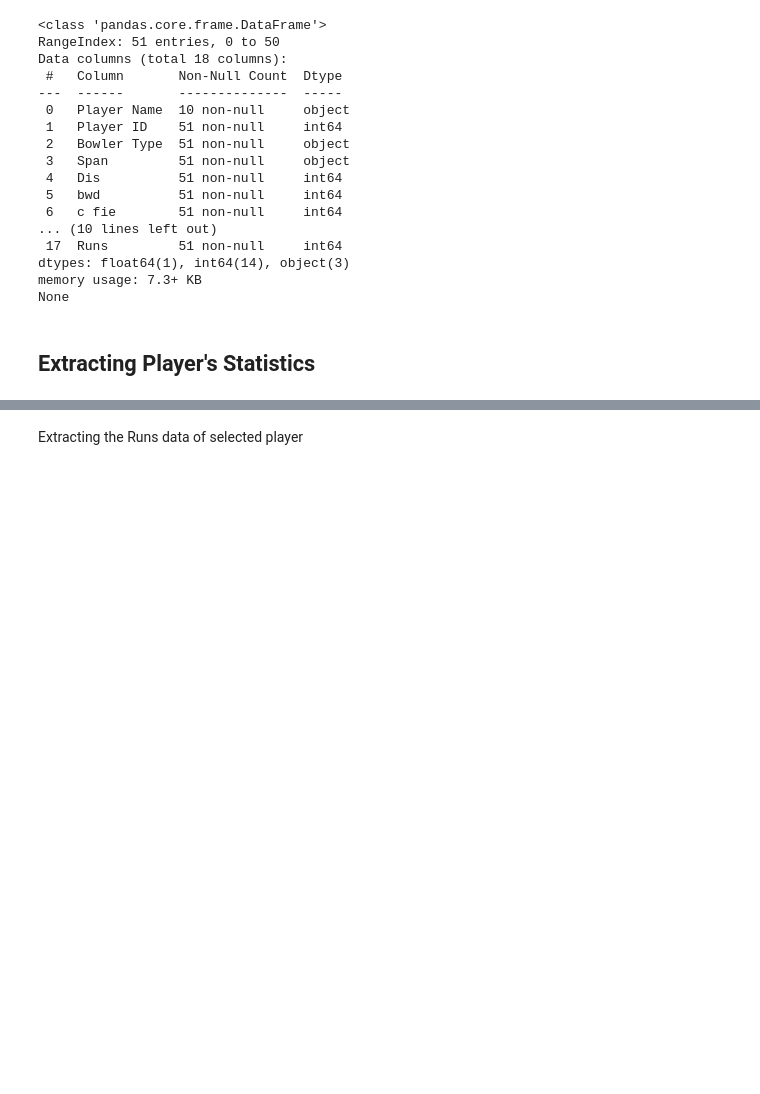
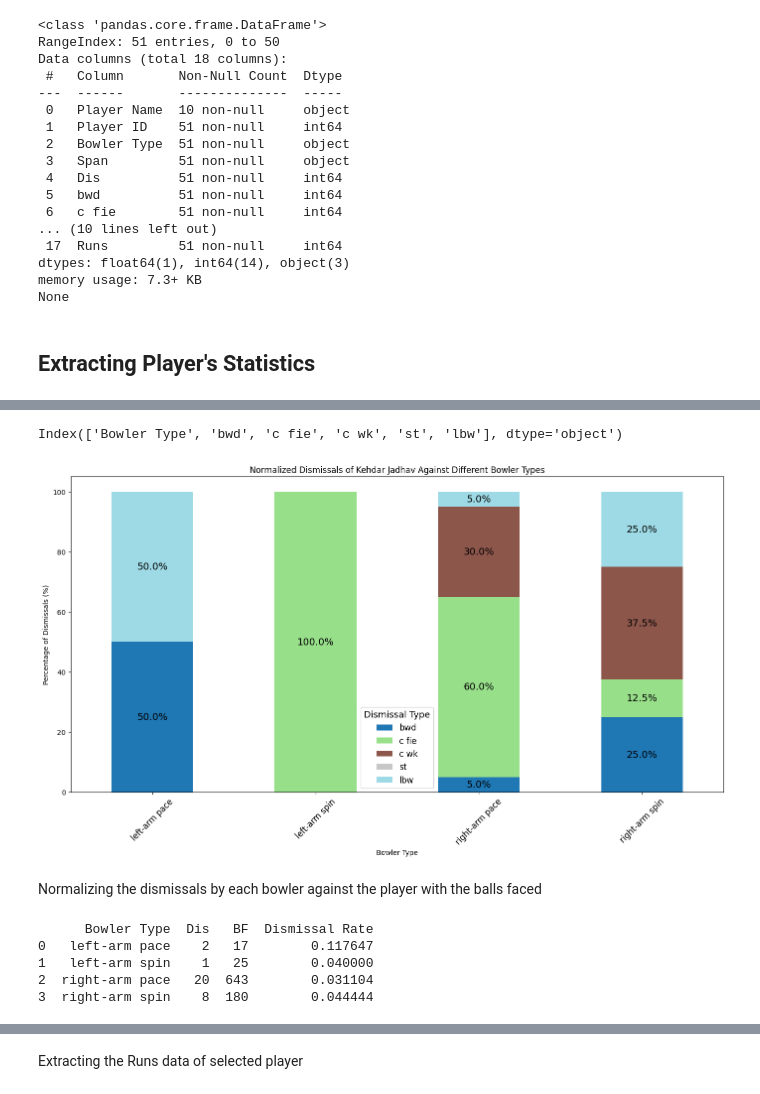
Before and after one commit to Mustafa-Ashfaq81/SPROJ-PCB, a Jupyter notebook: Player_Dismissals.ipynb, the cells around one changed output, grey strips where cells are left out. Cells and saved outputs as stored; diff of their text form; code cells hidden in the pictures; blank space fills up the shorter version.

```diff
--- a/Player_Dismissals.ipynb
+++ b/Player_Dismissals.ipynb
@@ -81,0 +147,63 @@ Player ID of Virat Kohli: 3
+# %%
+# dismissals_by_bowler_type.head
+dismissals_by_bowler_type.columns
+# %% [output]
+Index(['Bowler Type', 'bwd', 'c fie', 'c wk', 'st', 'lbw'], dtype='object')
+# %%
+# Calculate total dismissals for each bowler type
+dismissals_by_bowler_type['Total Dismissals'] = dismissals_by_bowler_type[dismissal_types].sum(axis=1)
+
+# Normalize each dismissal type by the total dismissals for that bowler type
+for dismissal_type in dismissal_types:
+    dismissals_by_bowler_type[dismissal_type] = (dismissals_by_bowler_type[dismissal_type] / dismissals_by_bowler_type['Total Dismissals']) * 100
+
+# Drop the total dismissals column as it's no longer needed
+dismissals_by_bowler_type.drop(columns='Total Dismissals', inplace=True)
+
+# Plot the normalized stacked bar plot
+ax = dismissals_by_bowler_type.set_index('Bowler Type')[dismissal_types].plot(kind='bar', stacked=True, figsize=(14, 8), colormap='tab20')
+
+# Add labels and title
+plt.title(f'Normalized Dismissals of {player_name} Against Different Bowler Types')
+plt.xlabel('Bowler Type')
+plt.ylabel('Percentage of Dismissals (%)')
+plt.xticks(rotation=45)
+plt.tight_layout()
+
+# Add percentage labels within the bars
+for i in range(dismissals_by_bowler_type.shape[0]):
+    bottom = 0
+    for j, col in enumerate(dismissal_types):
+        value = dismissals_by_bowler_type.iloc[i][col]
+        if value > 0:
+            ax.text(i, bottom + value / 2, f'{value:.1f}%', ha='center', va='center', color='black', fontsize=14)
+        bottom += value
+
+ax.legend(title='Dismissal Type', title_fontsize=13, fontsize=12)
+ax.tick_params(axis='x', labelsize=12)
+
+# Show the plot
+plt.show()
+# %% [output]
+[figure, added]
+# %% [markdown]
+Normalizing the dismissals by each bowler against the player with the balls faced
+# %%
+# Aggregate total dismissals and balls faced by bowler type
+dismissals_by_bowler_type = player_data_filtered.groupby('Bowler Type')['Dis'].sum().reset_index()
+balls_faced_by_bowler_type = player_data_filtered.groupby('Bowler Type')['BF'].sum().reset_index()
+
+# Merge the two DataFrames
+dismissals_balls = pd.merge(dismissals_by_bowler_type, balls_faced_by_bowler_type, on='Bowler Type')
+
+# Calculate dismissal rate per ball faced
+dismissals_balls['Dismissal Rate'] = dismissals_balls['Dis'] / dismissals_balls['BF']
+
+# Display the normalized dismissal rates
+print(dismissals_balls)
+# %% [output]
+      Bowler Type  Dis   BF  Dismissal Rate
+0   left-arm pace    2   17        0.117647
+1   left-arm spin    1   25        0.040000
+2  right-arm pace   20  643        0.031104
+3  right-arm spin    8  180        0.044444
```
Also changed, not shown: parts of 28 cells of this notebook.
